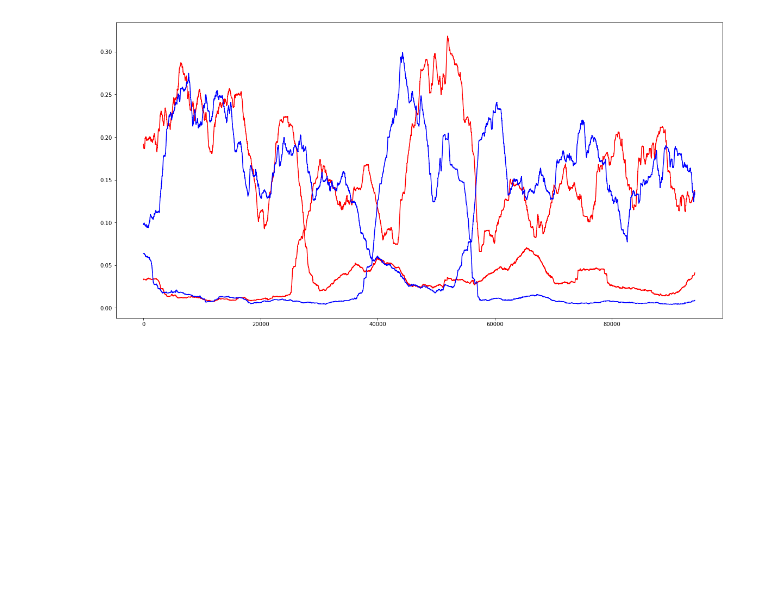
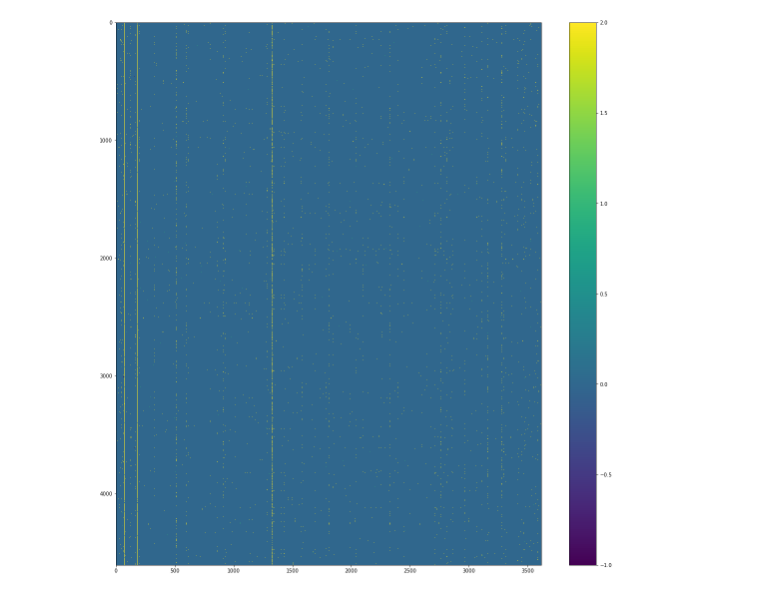
Before and after one commit to kpaskov/PhasingFamilies, a Jupyter notebook: Phase.ipynb, the cells around one changed output. Cells and saved outputs as stored; diff of their text form; code cells hidden in the pictures; blank space fills up the shorter version.

```diff
--- a/Phase.ipynb
+++ b/Phase.ipynb
@@ -144,23 +174,0 @@ Full dataset (6, 110820)
-# %%
-import numpy as np
-
-# Remove rows with missing entries
-data = data[:, (data!=-1).all(axis=0)]
-print('Remove missing entries', data.shape)
-
-# Remove non-mendelian rows
-#is_mendelian = np.apply_along_axis(lambda x: set(x[2:]).issubset(mendelian_inheritance_map[(x[0], x[1])]), 0, data)
-#data = data[:, is_mendelian]
-#print('Remove non-mendelian entries', data.shape)
-
-# Remove only heterozygous site
-data = data[:, ~(data==1).all(axis=0)]
-print('Remove only heterozygous entries', data.shape)
-
-# Subsection
-#data = data[:, 30000:35000]
-
-# Rough phase
-phased = np.apply_along_axis(lambda x: phase_map[tuple(x)], 0, data[:3, :])
-print(data)
-print(phased)
@@ -360,21 +174,0 @@ plt.show()
-# %%
-plt.figure(figsize=(20,10))
-Y = np.apply_along_axis(lambda x: phase_map[tuple(x)], 0, data[:3, :])
-comb = np.concatenate((data, Y), axis=0)
-m, n = data.shape
-
-cindex = 4
-#comb = comb[:, comb[cindex, :] != 1]
-child_strand1 = np.apply_along_axis(lambda x: 1 if (x[cindex] == 0 and x[m] == 1) or (x[cindex] == 2 and x[m] == 0) else 0, 0, comb)
-child_strand2 = np.apply_along_axis(lambda x: 1 if (x[cindex] == 0 and x[m+1] == 1) or (x[cindex] == 2 and x[m+1] == 0) else 0, 0, comb)
-child_strand3 = np.apply_along_axis(lambda x: 1 if (x[cindex] == 0 and x[m+2] == 1) or (x[cindex] == 2 and x[m+2] == 0) else 0, 0, comb)
-child_strand4 = np.apply_along_axis(lambda x: 1 if (x[cindex] == 0 and x[m+3] == 1) or (x[cindex] == 2 and x[m+3] == 0) else 0, 0, comb)
-
-q = 5000
-plt.plot(np.convolve(child_strand1, np.ones((q,))/q, mode='valid'), c='red')
-plt.plot(np.convolve(child_strand2, np.ones((q,))/q, mode='valid'), c='red')
-plt.plot(np.convolve(child_strand3, np.ones((q,))/q, mode='valid'), c='blue')
-plt.plot(np.convolve(child_strand4, np.ones((q,))/q, mode='valid'), c='blue')
-plt.show()
-# %% [output]
-[figure, removed]
@@ -407,0 +175,7 @@ def detect_recombination(data, Y, q=5000):
+# %%
+plt.figure(figsize=(20,20))
+heatmap = plt.imshow(data)
+plt.colorbar(heatmap)
+plt.show()
+# %% [output]
+[figure, added]
```
Also changed, not shown: parts of 26 cells of this notebook, 1 other file.
